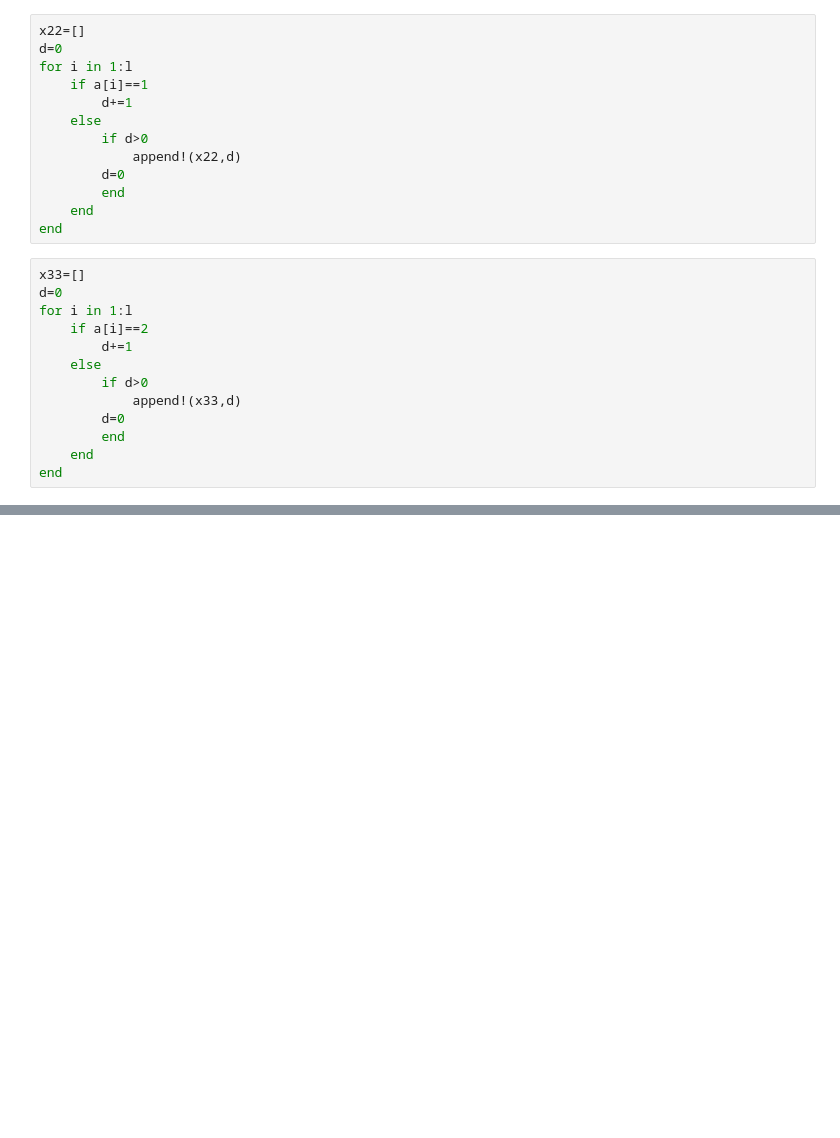
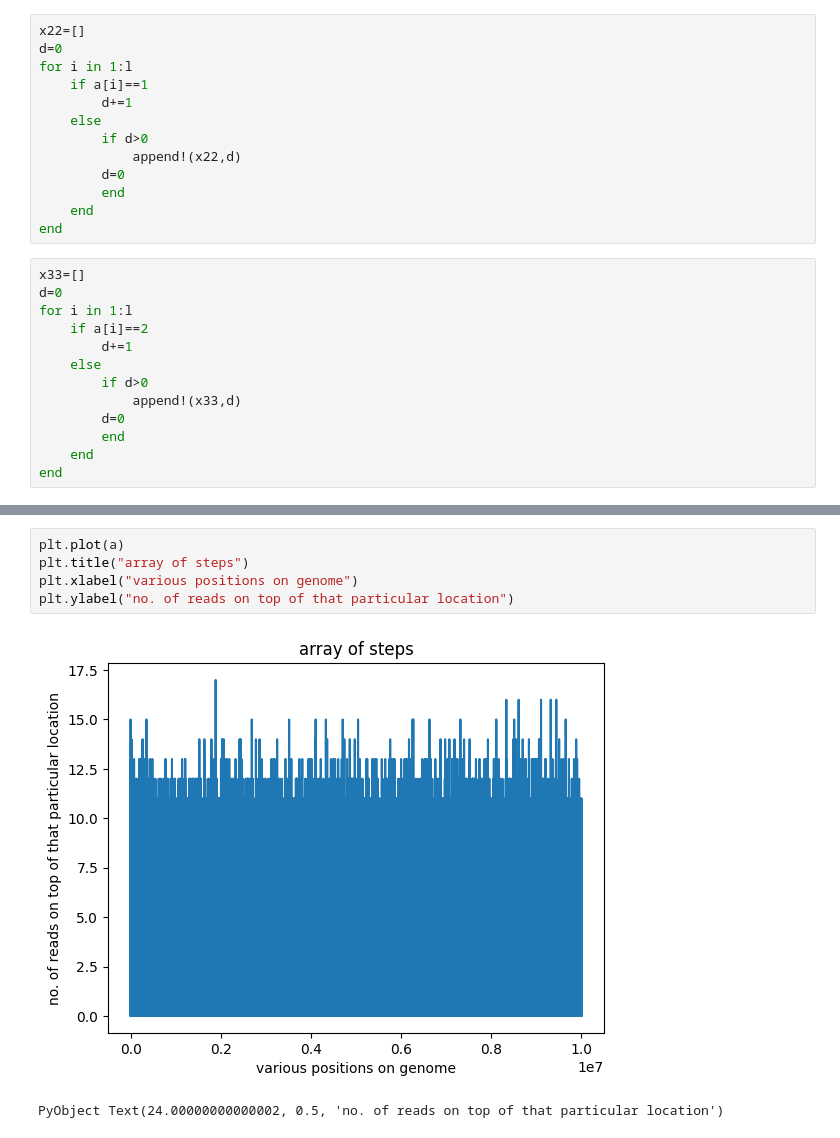
Before and after one commit to Dinesh-Adhithya-H/Bioinformatics, a Jupyter notebook: Baseline_random_simulations.ipynb, the cells around one changed output, grey strips where cells are left out. Drawn from its saved outputs; the diff is of its cells as text; blank space fills up the shorter version.

```diff
--- a/Baseline_random_simulations.ipynb
+++ b/Baseline_random_simulations.ipynb
@@ -232,0 +231,8 @@ plt.show()
+# %%
+plt.plot(a)
+plt.title("array of steps")
+plt.xlabel("various positions on genome")
+plt.ylabel("no. of reads on top of that particular location")
+# %% [output]
+[figure, added]
+PyObject Text(24.00000000000002, 0.5, 'no. of reads on top of that particular location')
```
Also changed, not shown: parts of 5 cells of this notebook.
